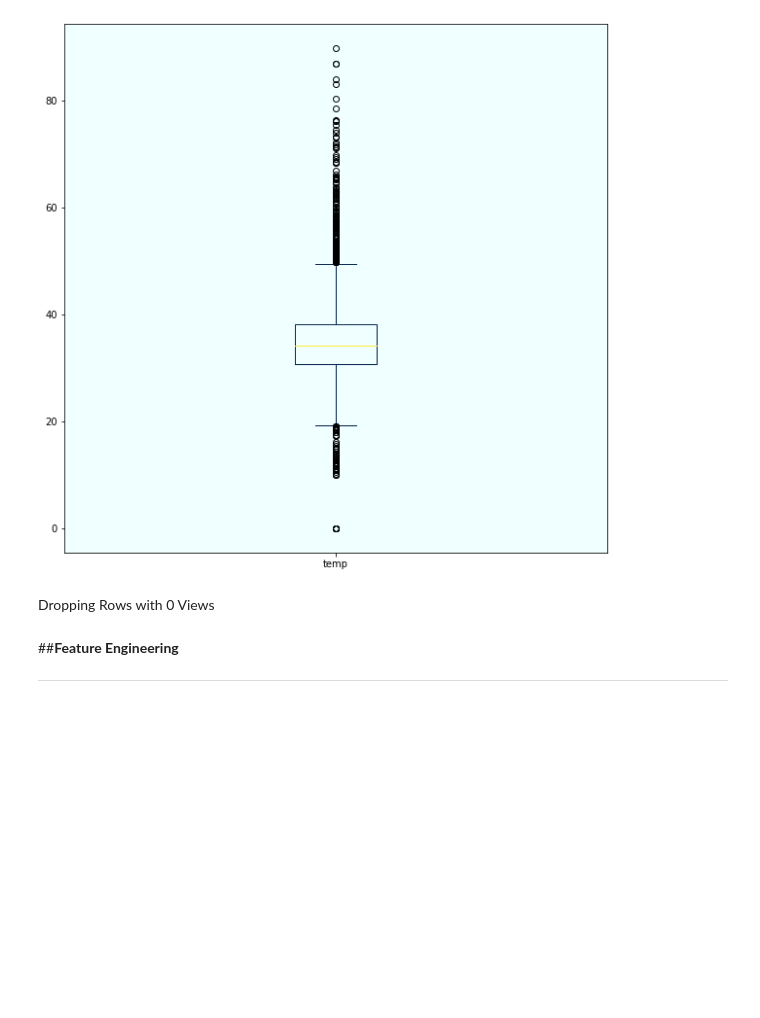
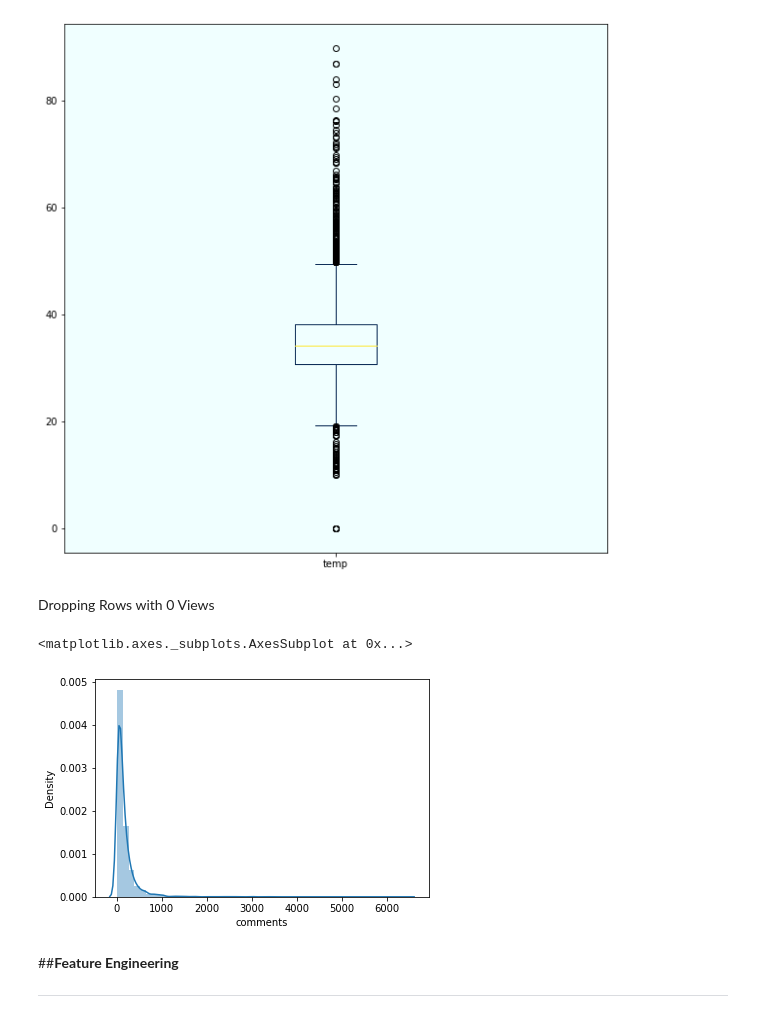
Before and after one commit to saahilahujaa/Ted-Talk-Prediction, a Jupyter notebook: Ted_Talk_Prediction.ipynb, the cells around one changed output. Drawn from its saved outputs; the diff is of its cells as text; code cells hidden in the pictures; blank space fills up the shorter version.

```diff
--- a/Ted_Talk_Prediction.ipynb
+++ b/Ted_Talk_Prediction.ipynb
@@ -35,7 +66,7 @@ drive.mount('/content/drive')
 Drive already mounted at /content/drive; to attempt to forcibly remount, call drive.mount("/content/drive", force_remount=True).
 # %%
 # The variable Data_path contains the path of dataset stored in drive.
-Data_path = "/content/drive/MyDrive/Colab Notebooks/Almabetter/Capstone Projects/Capstone Project 2 - Ted Talk Views Prediction/"
+Data_path = "/content/drive/MyDrive/Alma Better/Capstone Projects/Capstone Project 2 - Ted Talk Views Prediction/"
 
 # Importing TED Talks Data File.
 Ted_talks = pd.read_csv(Data_path + "data_ted_talks.csv")
@@ -134,6 +154,11 @@ Ted_talks.drop(Ted_talks[Ted_talks['views'] <= 1000].index, inplace = True)
 Ted_talks["all_speakers"].fillna(value = str({0:""}), axis = 0, inplace=True)
 # %% [markdown]
 Dropping Rows with 0 Views
+# %%
+sns.distplot(Ted_talks["comments"])
+# %% [output]
+<matplotlib.axes._subplots.AxesSubplot at 0x...>
+[figure, added]
 # %%
 li = Ted_talks[Ted_talks["comments"]>1000].index
 Ted_talks.drop(labels = li, axis = 0, inplace = True)
```
Also changed, not shown: parts of 64 cells of this notebook.
